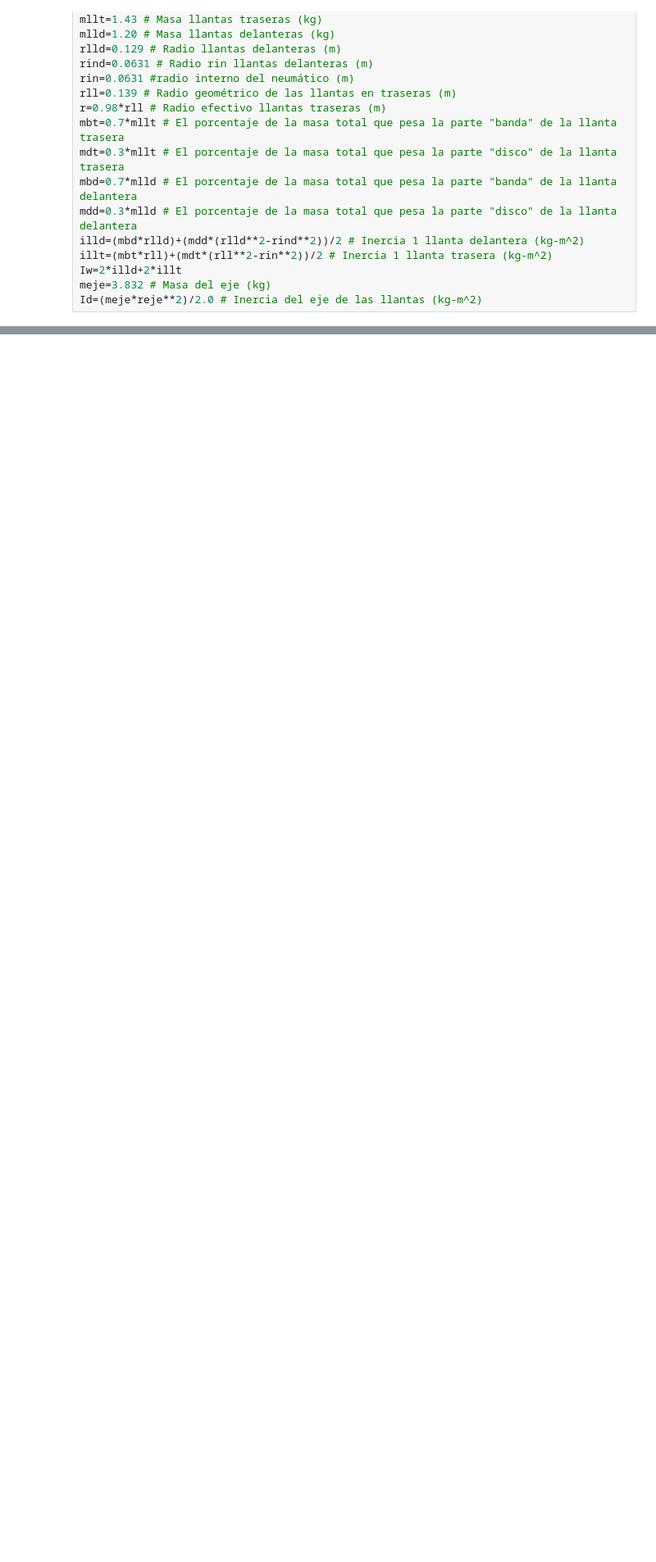
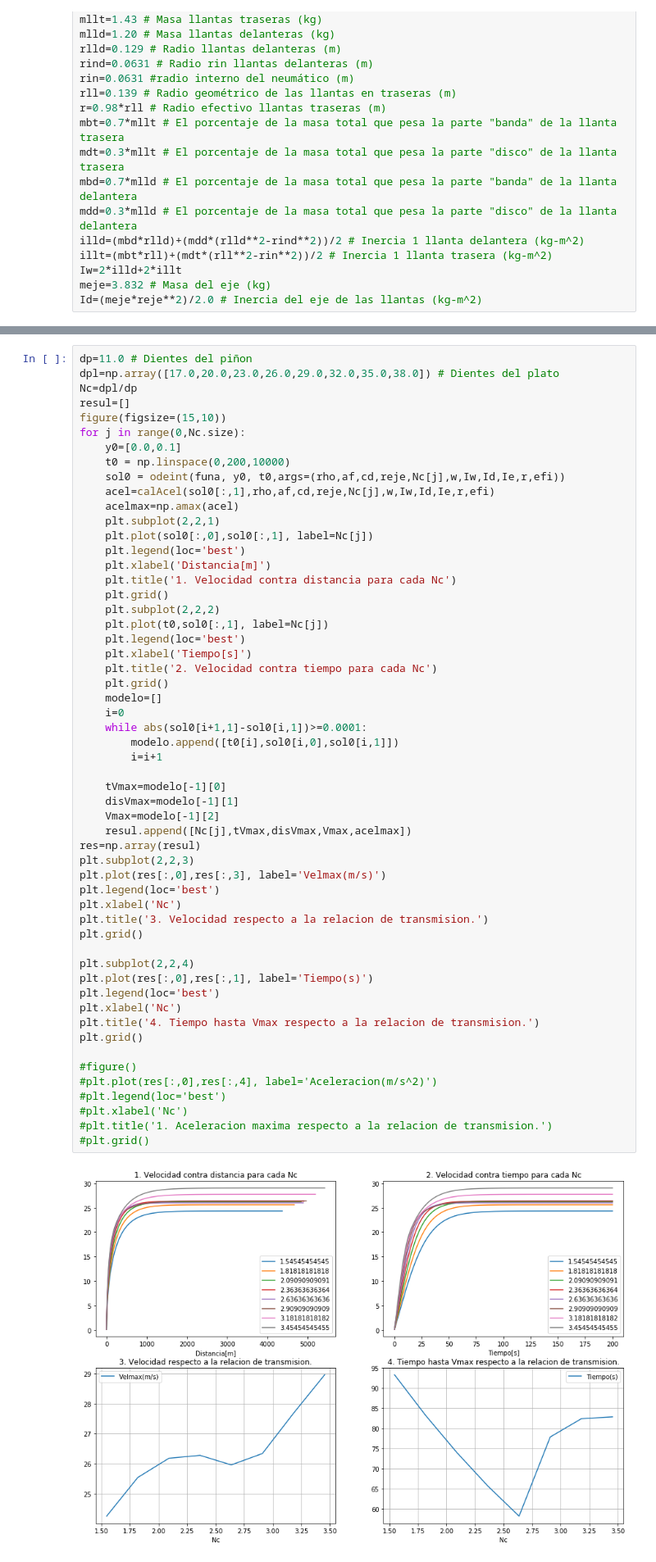
Before and after one commit to dafeja96/Herramientas-Computacionales-IMEC3602, a Jupyter notebook: Taller_2/Taller_2.ipynb, the cells around one changed output, grey strips where cells are left out. Shown: that part at 82% size. Saved outputs shown, nothing was run; the diff lists cells and outputs as text; blank space fills up the shorter version.

```diff
--- a/Taller_2/Taller_2.ipynb
+++ b/Taller_2/Taller_2.ipynb
@@ -164,0 +188,57 @@ Id=(meje*reje**2)/2.0 # Inercia del eje de las llantas (kg-m^2)
+# %%
+dp=11.0 # Dientes del piñon
+dpl=np.array([17.0,20.0,23.0,26.0,29.0,32.0,35.0,38.0]) # Dientes del plato
+Nc=dpl/dp
+resul=[]
+figure(figsize=(15,10))
+for j in range(0,Nc.size):
+    y0=[0.0,0.1]
+    t0 = np.linspace(0,200,10000)
+    sol0 = odeint(funa, y0, t0,args=(rho,af,cd,reje,Nc[j],w,Iw,Id,Ie,r,efi))
+    acel=calAcel(sol0[:,1],rho,af,cd,reje,Nc[j],w,Iw,Id,Ie,r,efi)
+    acelmax=np.amax(acel)
+    plt.subplot(2,2,1)
+    plt.plot(sol0[:,0],sol0[:,1], label=Nc[j])
+    plt.legend(loc='best')
+    plt.xlabel('Distancia[m]')
+    plt.title('1. Velocidad contra distancia para cada Nc')
+    plt.grid()
+    plt.subplot(2,2,2)
+    plt.plot(t0,sol0[:,1], label=Nc[j])
+    plt.legend(loc='best')
+    plt.xlabel('Tiempo[s]')
+    plt.title('2. Velocidad contra tiempo para cada Nc')
+    plt.grid()
+    modelo=[]
+    i=0
+    while abs(sol0[i+1,1]-sol0[i,1])>=0.0001:
+        modelo.append([t0[i],sol0[i,0],sol0[i,1]])
+        i=i+1
+
+    tVmax=modelo[-1][0]
+    disVmax=modelo[-1][1]
+    Vmax=modelo[-1][2]
+    resul.append([Nc[j],tVmax,disVmax,Vmax,acelmax])
+res=np.array(resul)
+plt.subplot(2,2,3)
+plt.plot(res[:,0],res[:,3], label='Velmax(m/s)')
+plt.legend(loc='best')
+plt.xlabel('Nc')
+plt.title('3. Velocidad respecto a la relacion de transmision.')
+plt.grid()
+
+plt.subplot(2,2,4)
+plt.plot(res[:,0],res[:,1], label='Tiempo(s)')
+plt.legend(loc='best')
+plt.xlabel('Nc')
+plt.title('4. Tiempo hasta Vmax respecto a la relacion de transmision.')
+plt.grid()
+
+#figure()
+#plt.plot(res[:,0],res[:,4], label='Aceleracion(m/s^2)')
+#plt.legend(loc='best')
+#plt.xlabel('Nc')
+#plt.title('1. Aceleracion maxima respecto a la relacion de transmision.')
+#plt.grid()
+# %% [output]
+[figure, added]
```
Also changed, not shown: parts of 26 cells of this notebook.
